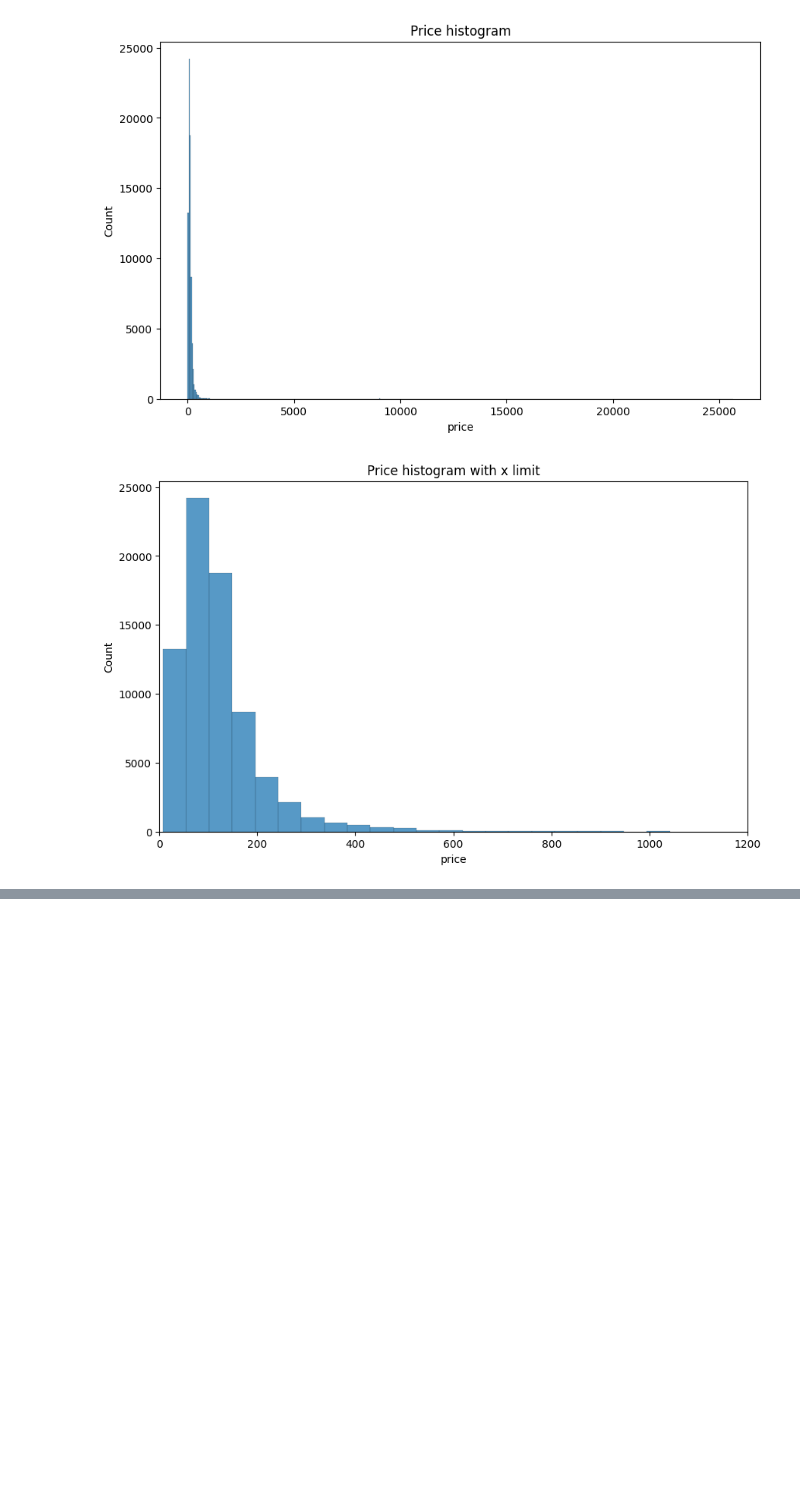
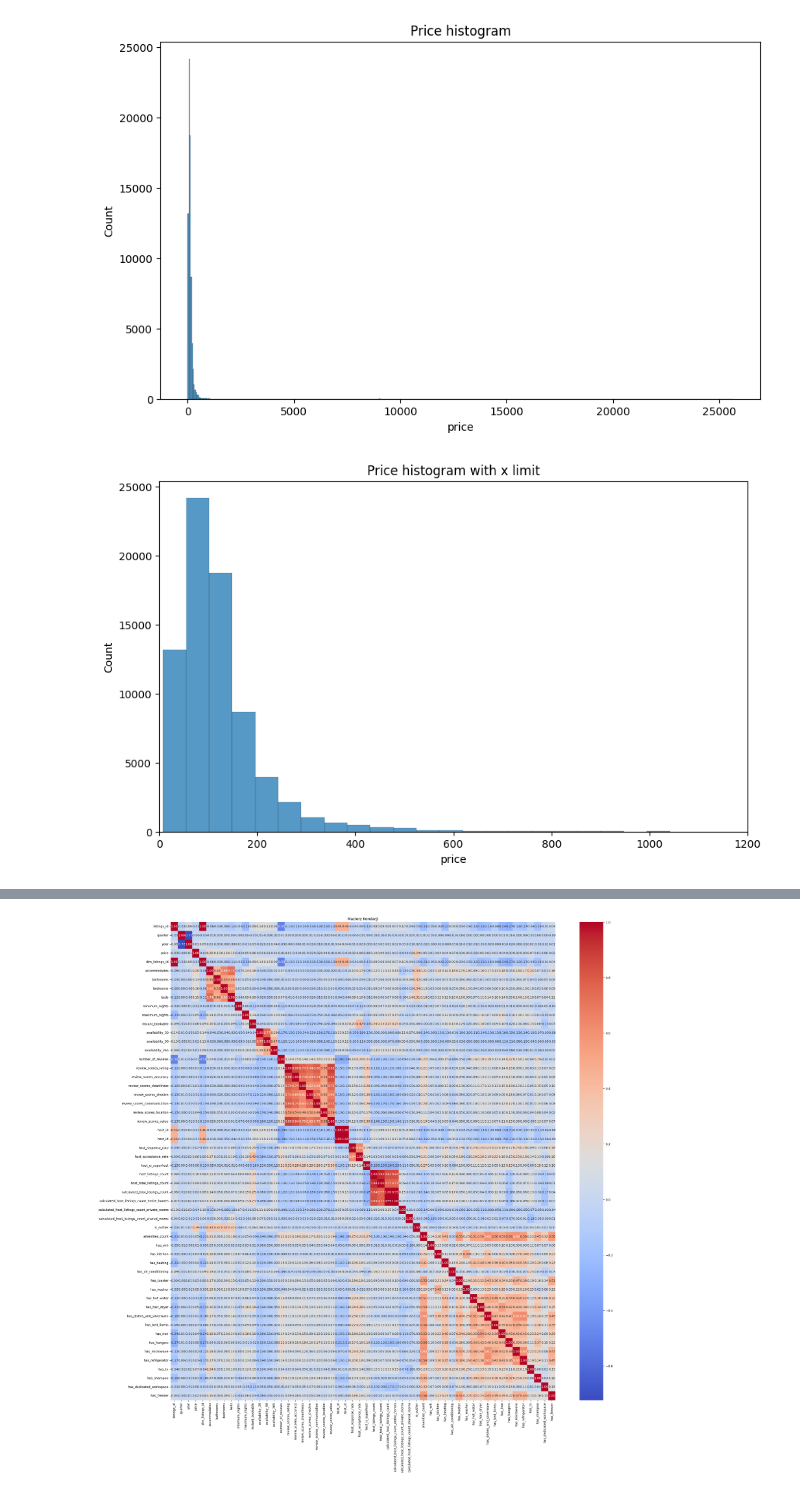
Before and after one commit to Baja23/airbnb-madrid-analysis, a Jupyter notebook: notebooks/basic_eda.ipynb, the cells around one changed output, grey strips where cells are left out. Drawn from its saved outputs; the diff is of its cells as text; code cells hidden in the pictures; blank space fills up the shorter version.

```diff
--- a/notebooks/basic_eda.ipynb
+++ b/notebooks/basic_eda.ipynb
@@ -167,0 +292,6 @@ KeyError: 'price'
+# %%
+df_all_clean['host_response_rate'] = df_all_clean['host_response_rate'].str.replace('%', '').astype(float)
+df_all_clean['host_acceptance_rate'] = df_all_clean['host_acceptance_rate'].str.replace('%', '').astype(float)
+
+print(df_all_clean['host_acceptance_rate'])
+print(df_all_clean['host_response_rate'])
@@ -167,0 +316,16 @@ KeyError: 'price'
+# %%
+#amenities
+from collections import Counter
+
+df_all_clean['amenities'] = df_all_clean['amenities'].str.replace(r'[{"\[\]}]', '', regex=True)
+df_all_clean['amenities'] = df_all_clean['amenities'].str.lower()
+
+df_all_clean['amenities_count'] = df_all_clean['amenities'].apply(lambda x: len(str(x).split(',')))
+print(df_all_clean[['amenities', 'amenities_count']].head())
+
+all_text = ','.join(df_all_clean['amenities'].dropna())
+amenities_list = [x.strip() for x in all_text.split(',')]
+top_20 = Counter(amenities_list).most_common(20)
+print('Most popular amenities')
+for item, count in top_20:
+    print(f"{item}: {count}")
@@ -167,0 +365,10 @@ KeyError: 'price'
+# %%
+#amenities
+key_amenities = ['wifi', 'kitchen', 'hot water', 'hair dryer', 'dishes and silverware', 'bed linens', 'iron', 'hangers', 'microwave',
+                 'refrigerator', 'tv', 'shampoo', 'dedicated workspace', 'freezer', 'heating', 'air conditioning', 'toaster', 'washer']
+for item in key_amenities:
+    col_name = f'has_{item.replace(" ", "_")}'
+    df_all_clean[col_name] = df_all_clean['amenities'].str.contains(item, case=False).astype(int)
+# %%
+df_all_clean.drop(columns=['has_freezerheating'], inplace=True)
+print(df_all_clean.columns)
@@ -167,0 +397,10 @@ KeyError: 'price'
+# %%
+# heatmap to find correlations
+# 1. Standardowa korelacja (liniowa) Pearson
+corr_matrix=df_all_clean.corr(numeric_only=True, method='pearson')
+plt.figure(figsize=(28, 28))
+sns.heatmap(corr_matrix, annot=True, cmap='coolwarm', fmt=".2f")
+plt.title("Macierz Korelacji")
+plt.show()
+# %% [output]
+[figure, added]
```
Also changed, not shown: parts of 21 cells of this notebook, 2 other files.
